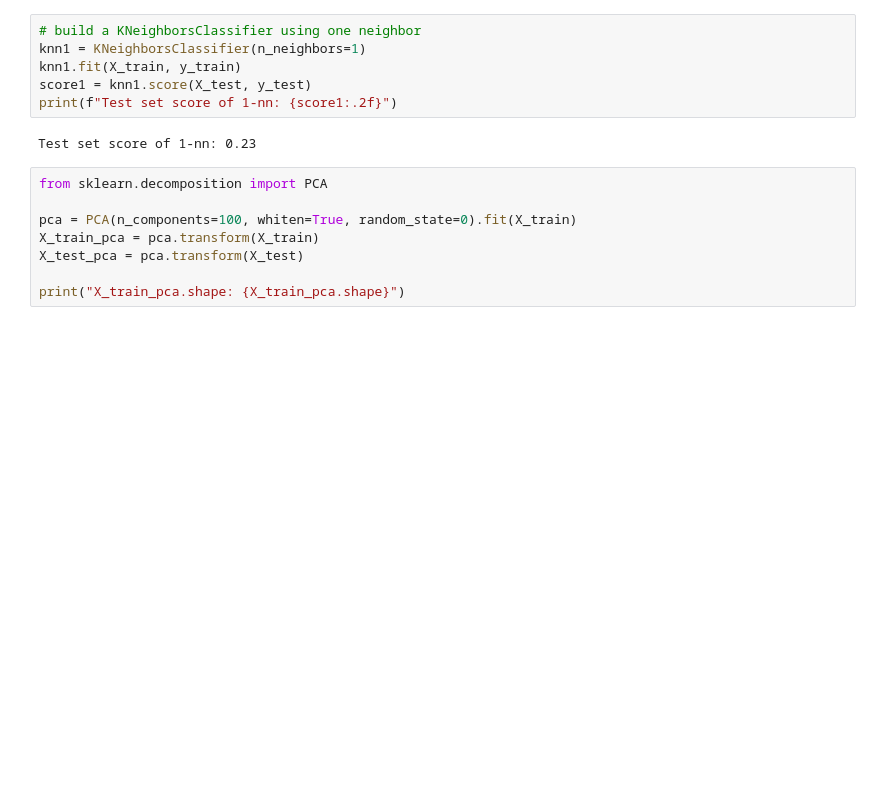
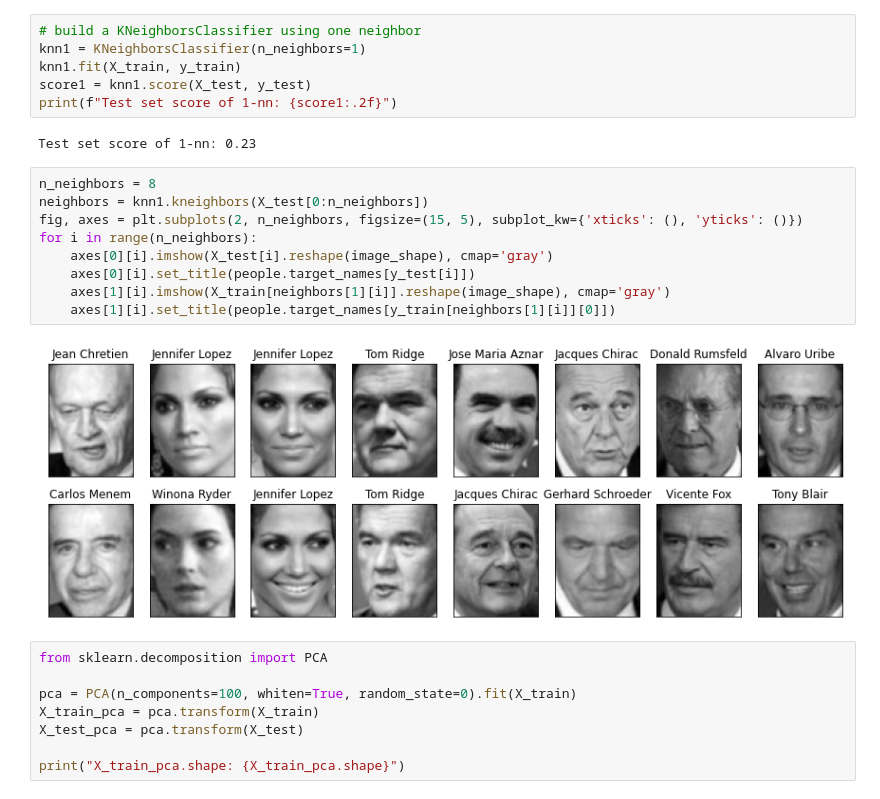
Before and after one commit to yao-eastside/machine-learning-pearls, a Jupyter notebook: faces/faces.ipynb, the cells around one changed output. Cells and saved outputs as stored; diff of their text form; blank space fills up the shorter version.

Commit message:
adding neighbors

```diff
--- a/faces/faces.ipynb
+++ b/faces/faces.ipynb
@@ -89,6 +89,17 @@ score1 = knn1.score(X_test, y_test)
 print(f"Test set score of 1-nn: {score1:.2f}")
 # %% [output]
 Test set score of 1-nn: 0.23
+# %%
+n_neighbors = 8
+neighbors = knn1.kneighbors(X_test[0:n_neighbors])
+fig, axes = plt.subplots(2, n_neighbors, figsize=(15, 5), subplot_kw={'xticks': (), 'yticks': ()})
+for i in range(n_neighbors):
+    axes[0][i].imshow(X_test[i].reshape(image_shape), cmap='gray')
+    axes[0][i].set_title(people.target_names[y_test[i]])
+    axes[1][i].imshow(X_train[neighbors[1][i]].reshape(image_shape), cmap='gray')
+    axes[1][i].set_title(people.target_names[y_train[neighbors[1][i]][0]])
+# %% [output]
+[figure, added]
 # %%
 from sklearn.decomposition import PCA
 
```
Also changed, not shown: parts of 4 cells of this notebook.
